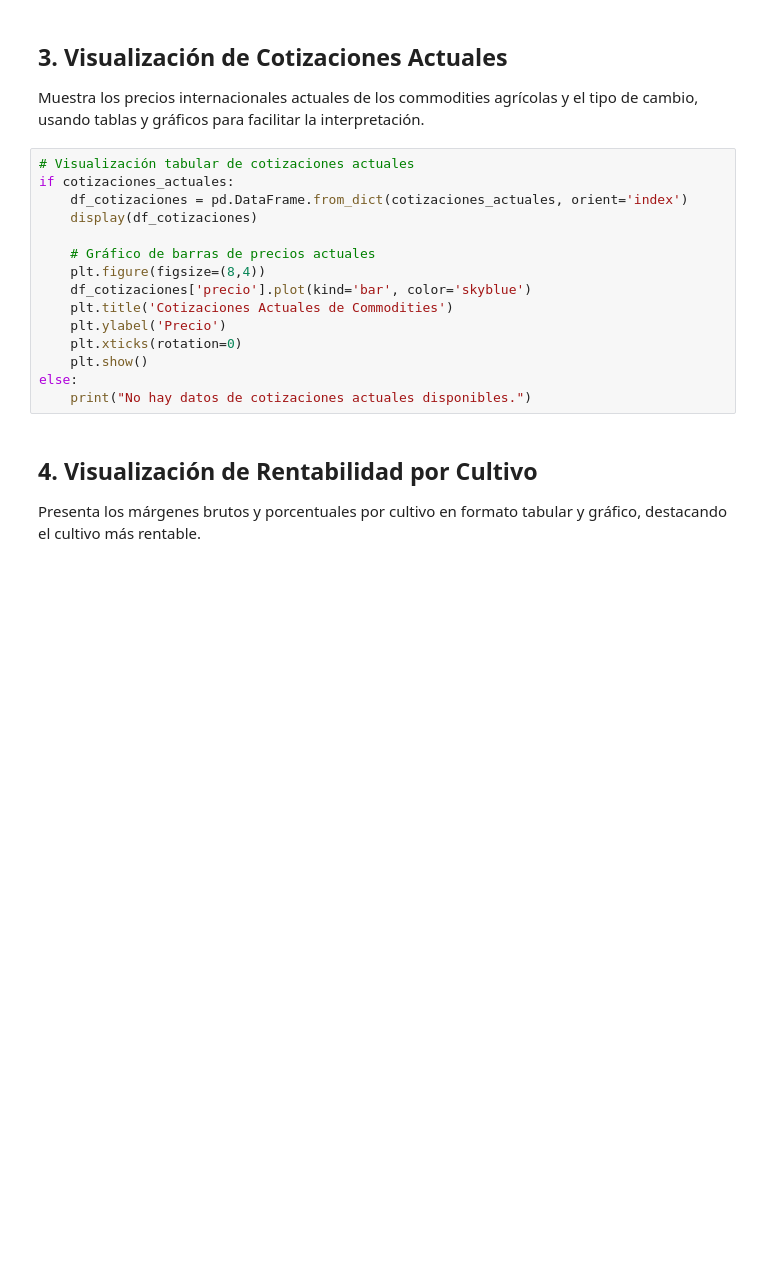
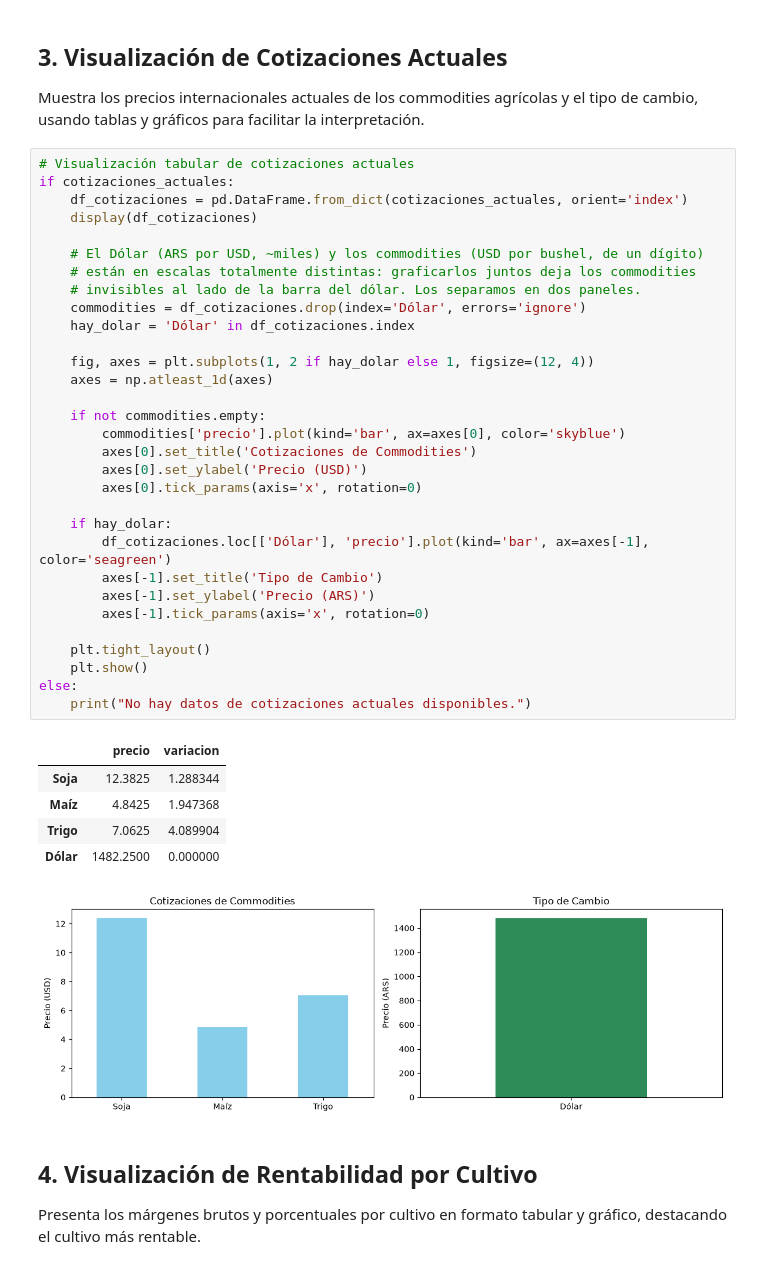
Before and after one commit to kobogithub/utn-agro-ai, a Jupyter notebook: dashboard/dashboard_ejecutivo_agropecuario.ipynb, the cells around one changed output. Saved outputs shown, nothing was run; the diff lists cells and outputs as text; blank space fills up the shorter version.

```diff
--- a/dashboard/dashboard_ejecutivo_agropecuario.ipynb
+++ b/dashboard/dashboard_ejecutivo_agropecuario.ipynb
@@ -45,18 +201,41 @@ Muestra los precios internacionales actuales de los commodities agrícolas y el
 # %%
 # Visualización tabular de cotizaciones actuales
 if cotizaciones_actuales:
     df_cotizaciones = pd.DataFrame.from_dict(cotizaciones_actuales, orient='index')
     display(df_cotizaciones)
 
-    # Gráfico de barras de precios actuales
-    plt.figure(figsize=(8,4))
-    df_cotizaciones['precio'].plot(kind='bar', color='skyblue')
-    plt.title('Cotizaciones Actuales de Commodities')
-    plt.ylabel('Precio')
-    plt.xticks(rotation=0)
+    # El Dólar (ARS por USD, ~miles) y los commodities (USD por bushel, de un dígito)
+    # están en escalas totalmente distintas: graficarlos juntos deja los commodities
+    # invisibles al lado de la barra del dólar. Los separamos en dos paneles.
+    commodities = df_cotizaciones.drop(index='Dólar', errors='ignore')
+    hay_dolar = 'Dólar' in df_cotizaciones.index
+
+    fig, axes = plt.subplots(1, 2 if hay_dolar else 1, figsize=(12, 4))
+    axes = np.atleast_1d(axes)
+
+    if not commodities.empty:
+        commodities['precio'].plot(kind='bar', ax=axes[0], color='skyblue')
+        axes[0].set_title('Cotizaciones de Commodities')
+        axes[0].set_ylabel('Precio (USD)')
+        axes[0].tick_params(axis='x', rotation=0)
+
+    if hay_dolar:
+        df_cotizaciones.loc[['Dólar'], 'precio'].plot(kind='bar', ax=axes[-1], color='seagreen')
+        axes[-1].set_title('Tipo de Cambio')
+        axes[-1].set_ylabel('Precio (ARS)')
+        axes[-1].tick_params(axis='x', rotation=0)
+
+    plt.tight_layout()
     plt.show()
 else:
     print("No hay datos de cotizaciones actuales disponibles.")
+# %% [output]
+|  | precio | variacion |
+| Soja | 12.3825 | 1.288344 |
+| Maíz | 4.8425 | 1.947368 |
+| Trigo | 7.0625 | 4.089904 |
+| Dólar | 1482.2500 | 0.000000 |
+[figure, added]
 # %% [markdown]
 ## 4. Visualización de Rentabilidad por Cultivo
 
```
Also changed, not shown: parts of 9 cells of this notebook, 14 other files.
